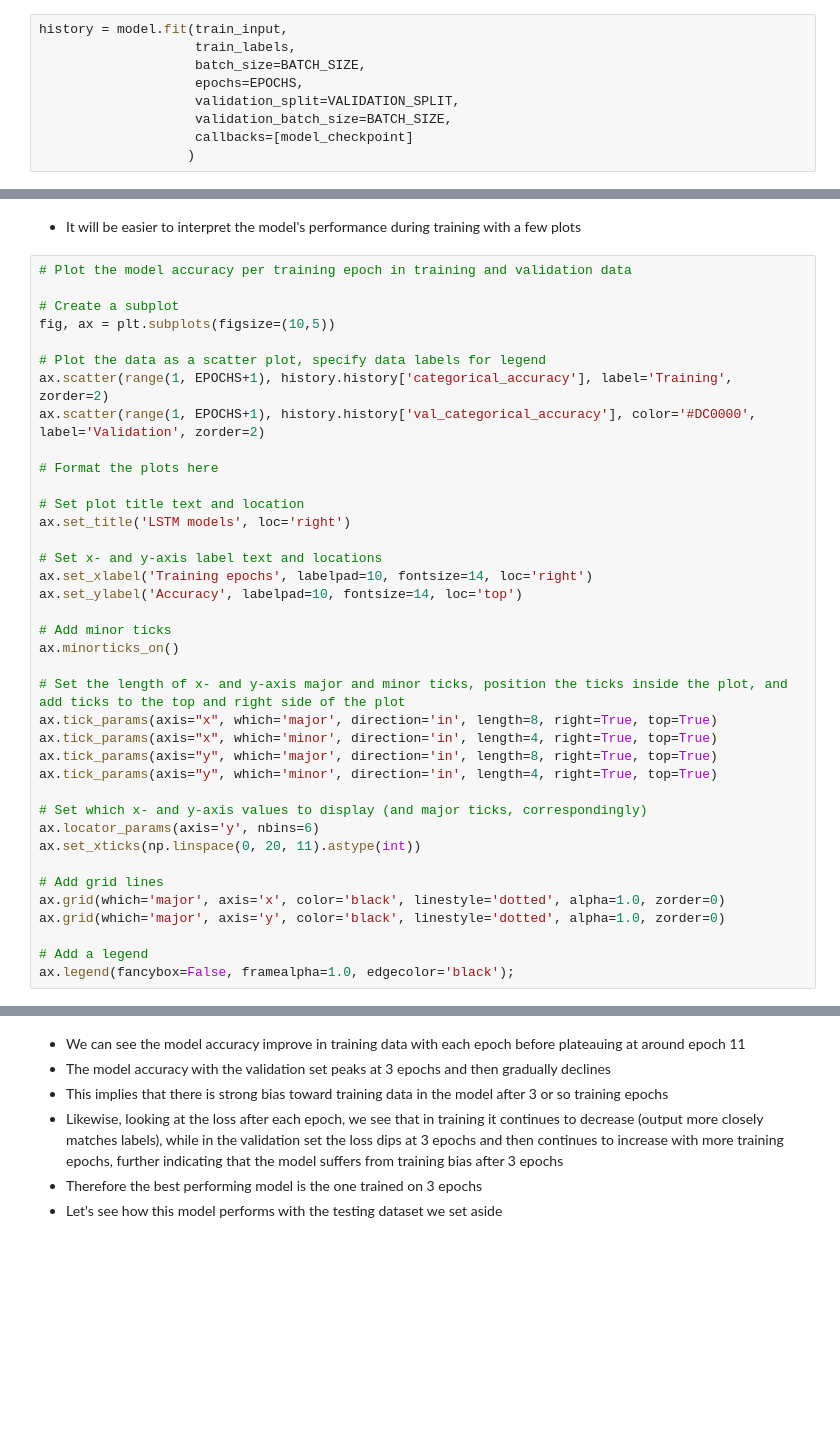
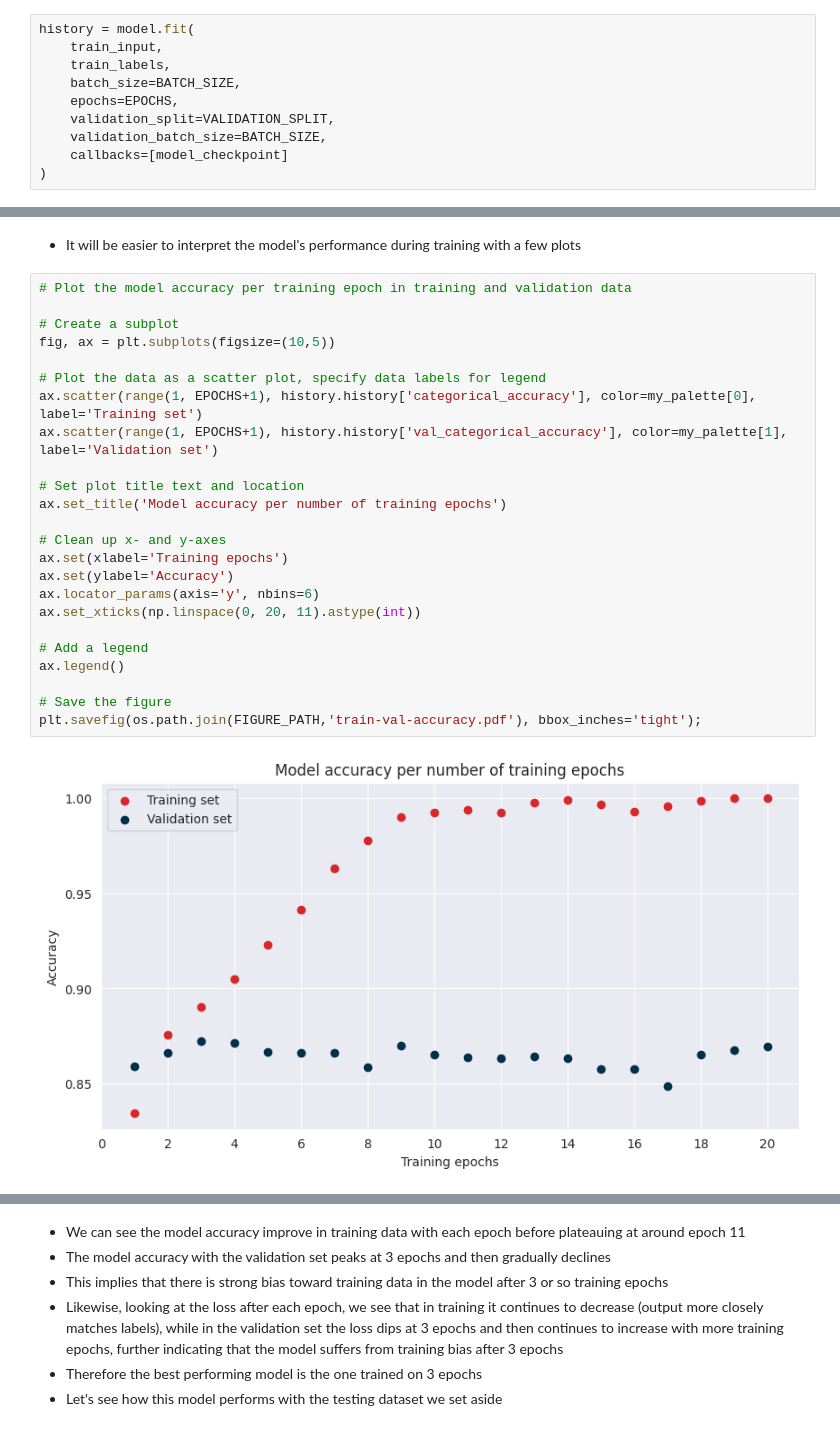
Before and after one commit to varshithr/sentiment-analysis_yelp-reviews, a Jupyter notebook: notebooks/04_lstm-model-training-evaluation.ipynb, the cells around one changed output, grey strips where cells are left out. Drawn from its saved outputs; the diff is of its cells as text; blank space fills up the shorter version.

Commit message:
Update text, plots, retrain models, imported from kaggle

```diff
--- a/notebooks/04_lstm-model-training-evaluation.ipynb
+++ b/notebooks/04_lstm-model-training-evaluation.ipynb
@@ -219,11 +294,12 @@ model_checkpoint = keras.callbacks.ModelCheckpoint(checkpoint_filepath,
 # %% [markdown]
 - Finally, we can train the model and track the accuracy
 # %%
-history = model.fit(train_input,
-                    train_labels,
-                    batch_size=BATCH_SIZE,
-                    epochs=EPOCHS,
-                    validation_split=VALIDATION_SPLIT,
-                    validation_batch_size=BATCH_SIZE,
-                    callbacks=[model_checkpoint]
-                   )
+history = model.fit(
+    train_input,
+    train_labels,
+    batch_size=BATCH_SIZE,
+    epochs=EPOCHS,
+    validation_split=VALIDATION_SPLIT,
+    validation_batch_size=BATCH_SIZE,
+    callbacks=[model_checkpoint]
+)
@@ -232,41 +326,29 @@ history = model.fit(train_input,
 # %%
 # Plot the model accuracy per training epoch in training and validation data
 
 # Create a subplot
 fig, ax = plt.subplots(figsize=(10,5))
 
 # Plot the data as a scatter plot, specify data labels for legend
-ax.scatter(range(1, EPOCHS+1), history.history['categorical_accuracy'], label='Training', zorder=2)
-ax.scatter(range(1, EPOCHS+1), history.history['val_categorical_accuracy'], color='#DC0000', label='Validation', zorder=2)
-
-# Format the plots here
+ax.scatter(range(1, EPOCHS+1), history.history['categorical_accuracy'], color=my_palette[0], label='Training set')
+ax.scatter(range(1, EPOCHS+1), history.history['val_categorical_accuracy'], color=my_palette[1], label='Validation set')
 
 # Set plot title text and location
-ax.set_title('LSTM models', loc='right')
+ax.set_title('Model accuracy per number of training epochs')
 
-# Set x- and y-axis label text and locations
-ax.set_xlabel('Training epochs', labelpad=10, fontsize=14, loc='right')
-ax.set_ylabel('Accuracy', labelpad=10, fontsize=14, loc='top')
-
-# Add minor ticks
-ax.minorticks_on()
-
-# Set the length of x- and y-axis major and minor ticks, position the ticks inside the plot, and add ticks to the top and right side of the plot
-ax.tick_params(axis="x", which='major', direction='in', length=8, right=True, top=True)
-ax.tick_params(axis="x", which='minor', direction='in', length=4, right=True, top=True)
-ax.tick_params(axis="y", which='major', direction='in', length=8, right=True, top=True)
-ax.tick_params(axis="y", which='minor', direction='in', length=4, right=True, top=True)
-
-# Set which x- and y-axis values to display (and major ticks, correspondingly)
+# Clean up x- and y-axes
+ax.set(xlabel='Training epochs')
+ax.set(ylabel='Accuracy')
 ax.locator_params(axis='y', nbins=6)
 ax.set_xticks(np.linspace(0, 20, 11).astype(int))
 
-# Add grid lines
-ax.grid(which='major', axis='x', color='black', linestyle='dotted', alpha=1.0, zorder=0)
-ax.grid(which='major', axis='y', color='black', linestyle='dotted', alpha=1.0, zorder=0)
+# Add a legend
+ax.legend()
 
-# Add a legend
-ax.legend(fancybox=False, framealpha=1.0, edgecolor='black');
+# Save the figure
+plt.savefig(os.path.join(FIGURE_PATH,'train-val-accuracy.pdf'), bbox_inches='tight');
+# %% [output]
+[figure, added]
 # %%
 # Plot the model's loss per training epoch in training and validation data
 
```
Also changed, not shown: parts of 25 cells of this notebook.
